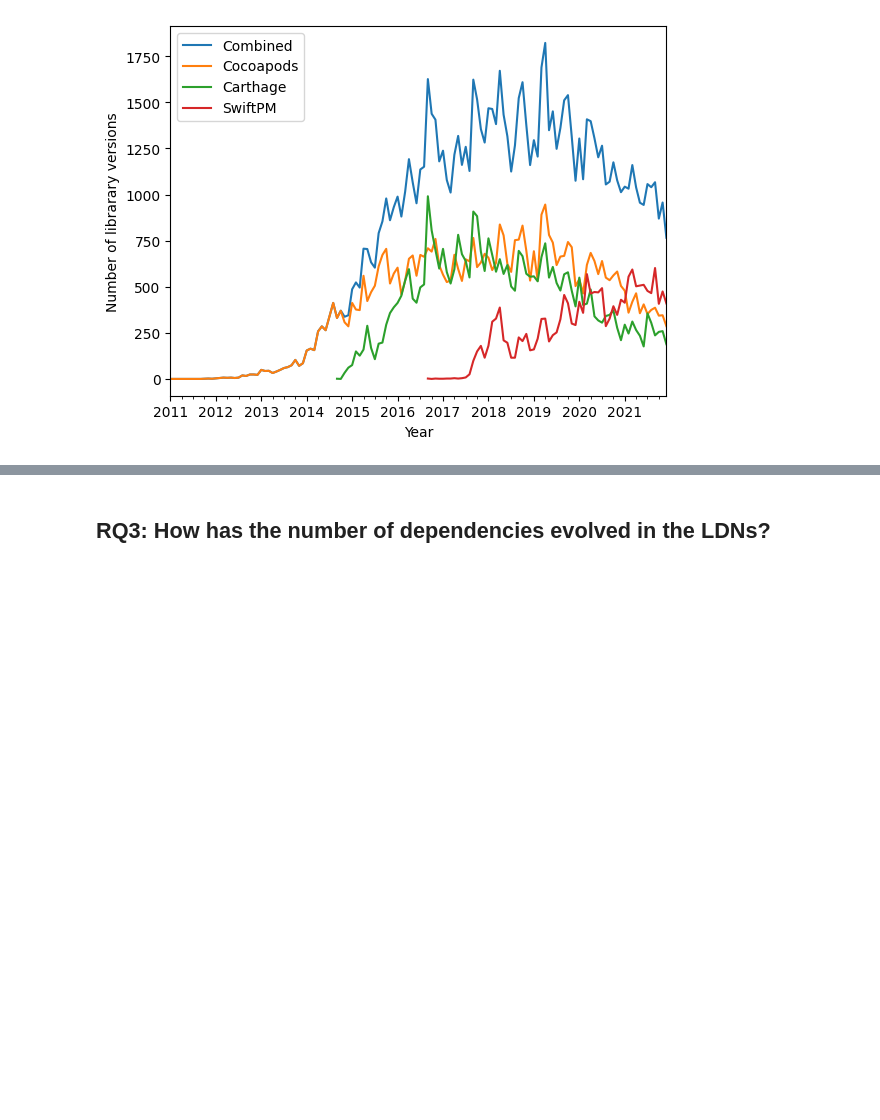
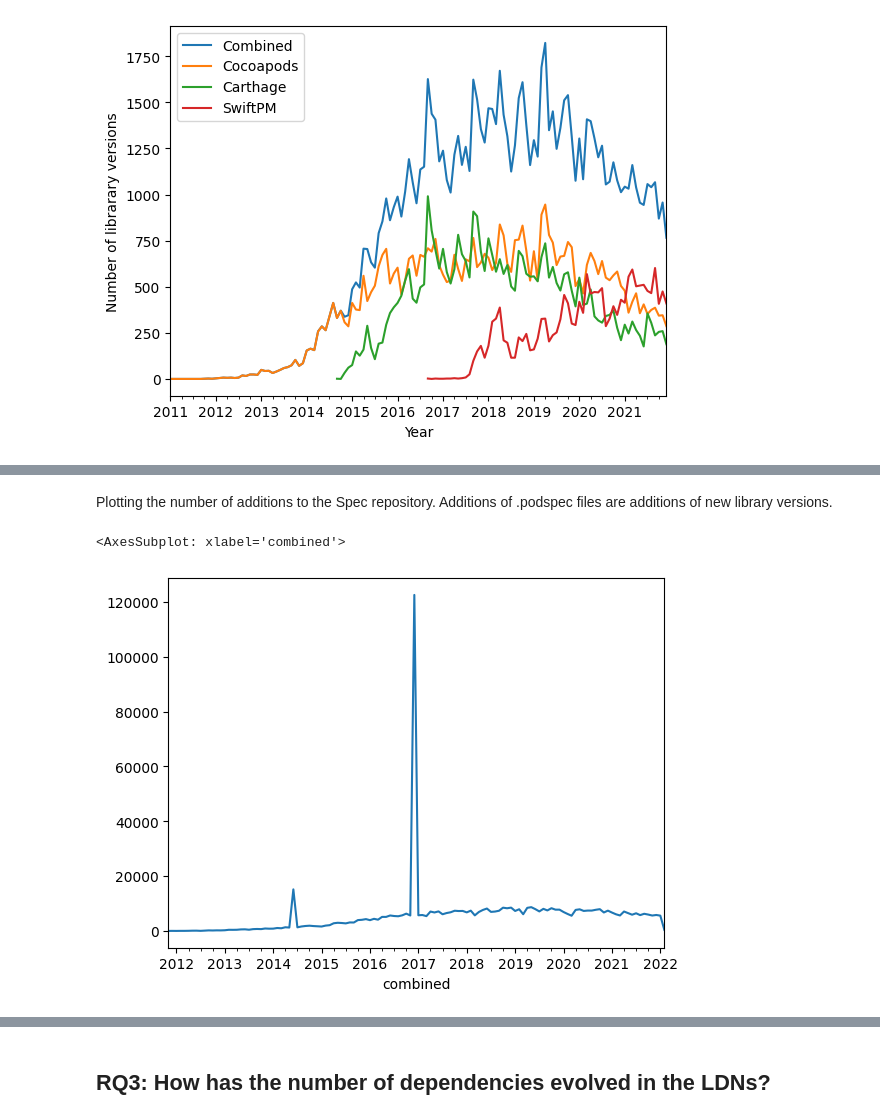
Before and after one commit to kristiinara/LibraryDependencyEvolution, a Jupyter notebook: Analysis of Library Dependency Networks of Package Managers Used in iOS Development (MobileSoft).ipynb, the cells around one changed output, grey strips where cells are left out. Saved outputs shown, nothing was run; the diff lists cells and outputs as text; code cells hidden in the pictures; blank space fills up the shorter version.

Commit message:
Added additional cocoapods analysis

```diff
--- a/Analysis of Library Dependency Networks of Package Managers Used in iOS Development (MobileSoft).ipynb
+++ b/Analysis of Library Dependency Networks of Package Managers Used in iOS Development (MobileSoft).ipynb
@@ -296,0 +307,18 @@ plt.savefig('plot_number_of_library_updates_per_month_per_package_manager.pdf',
+# %%
+columns = ['operation', 'file', 'year', 'month']
+cocoapods = pd.read_csv(r'cocoapods.csv', sep=',', header=0, names=columns)
+# %%
+cocoapods['year_s'] = cocoapods['year'].apply(str)
+cocoapods['month_s'] = cocoapods['month'].apply(str)
+
+def toPeriod(value):
+    return pd.Period(value, freq='M')
+
+cocoapods.loc[cocoapods.index,'combined'] =  (cocoapods['year_s'] + "-" + cocoapods['month_s']).apply(toPeriod)
+# %% [markdown]
+Plotting the number of additions to the Spec repository. Additions of .podspec files are additions of new library versions.
+# %%
+cocoapods[(cocoapods['operation'] == 'A') & (cocoapods['file'].str.contains(".podspec"))].groupby('combined').size().plot()
+# %% [output]
+<AxesSubplot: xlabel='combined'>
+[figure, added]
```
Also changed, not shown: parts of 17 cells of this notebook, 2 other files.
